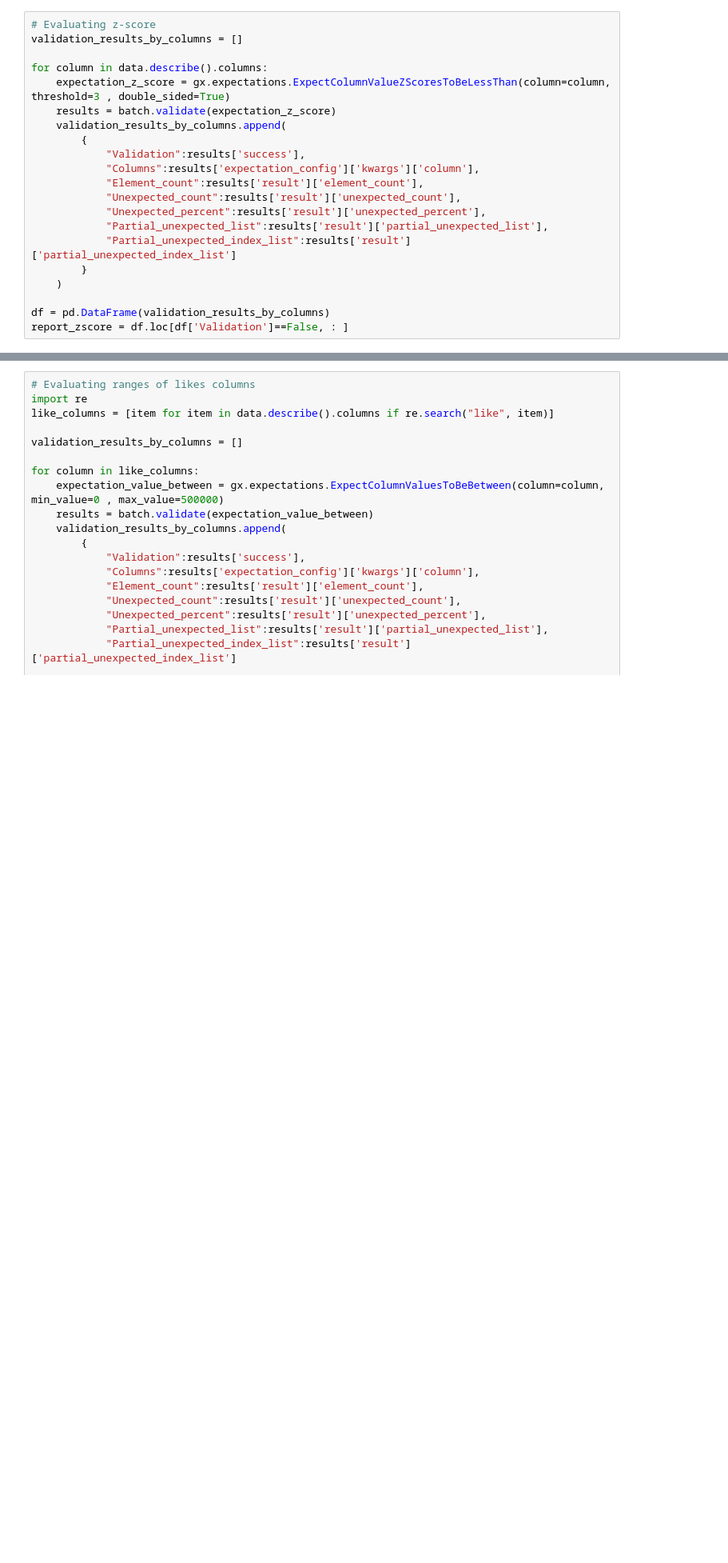
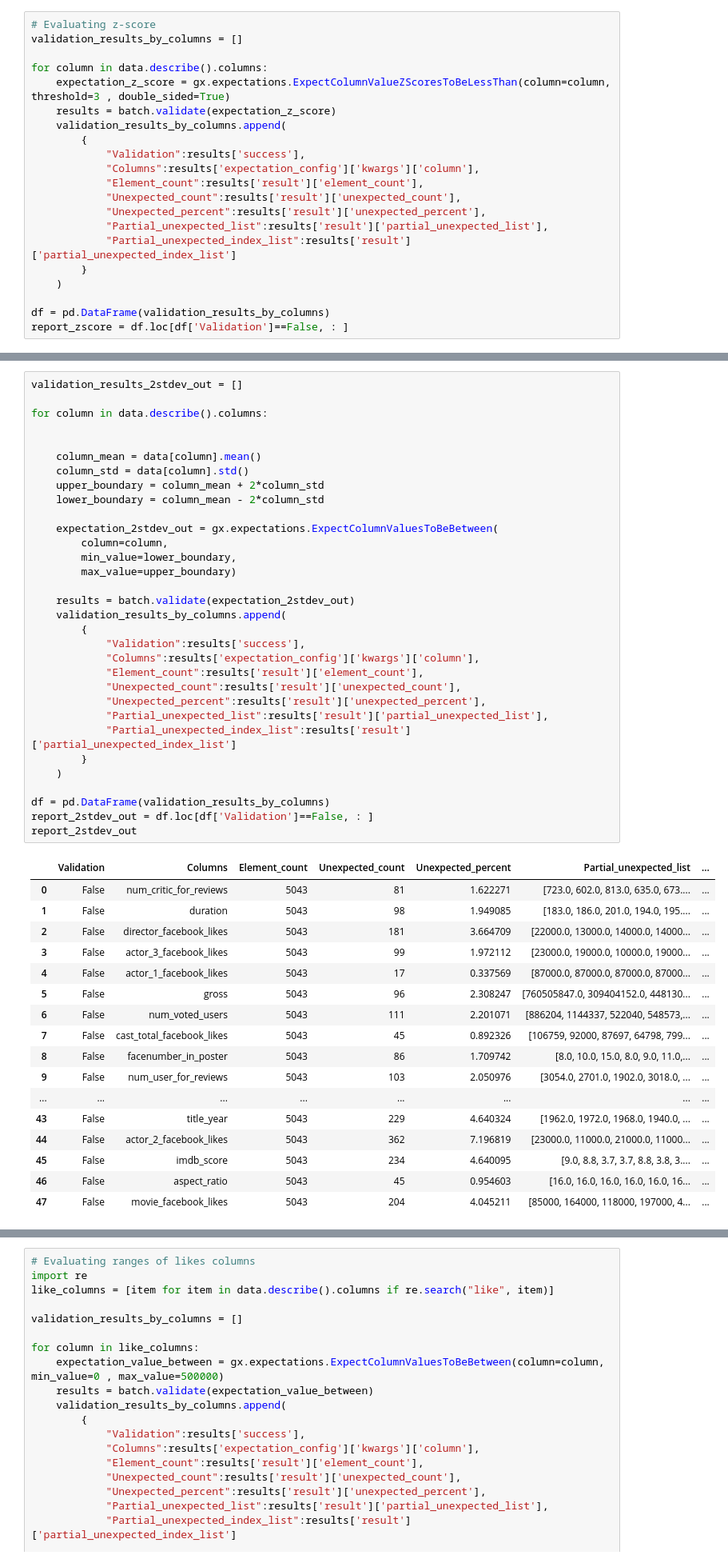
Before and after one commit to brunoVnonato/pyyne_data_eng_test, a Jupyter notebook: movie_metadata_pipeline.ipynb, the cells around one changed output, grey strips where cells are left out. Shown: that part at 80% size. Cells and saved outputs as stored; diff of their text form; blank space fills up the shorter version.

```diff
--- a/movie_metadata_pipeline.ipynb
+++ b/movie_metadata_pipeline.ipynb
@@ -644,0 +693,50 @@ report_zscore = df.loc[df['Validation']==False, : ]
+# %%
+validation_results_2stdev_out = []
+
+for column in data.describe().columns:
+
+
+    column_mean = data[column].mean()
+    column_std = data[column].std()
+    upper_boundary = column_mean + 2*column_std
+    lower_boundary = column_mean - 2*column_std
+
+    expectation_2stdev_out = gx.expectations.ExpectColumnValuesToBeBetween(
+        column=column,
+        min_value=lower_boundary,
+        max_value=upper_boundary)
+
+    results = batch.validate(expectation_2stdev_out)
+    validation_results_by_columns.append(
+        {
+            "Validation":results['success'],
+            "Columns":results['expectation_config']['kwargs']['column'],
+            "Element_count":results['result']['element_count'],
+            "Unexpected_count":results['result']['unexpected_count'],
+            "Unexpected_percent":results['result']['unexpected_percent'],
+            "Partial_unexpected_list":results['result']['partial_unexpected_list'],
+            "Partial_unexpected_index_list":results['result']['partial_unexpected_index_list']
+        }
+    )
+
+df = pd.DataFrame(validation_results_by_columns)
+report_2stdev_out = df.loc[df['Validation']==False, : ]
+report_2stdev_out
+# %% [output]
+|  | Validation | Columns | Element_count | Unexpected_count | Unexpected_percent | Partial_unexpected_list | ... |
+| 0 | False | num_critic_for_reviews | 5043 | 81 | 1.622271 | [723.0, 602.0, 813.0, 635.0, 673.... | ... |
+| 1 | False | duration | 5043 | 98 | 1.949085 | [183.0, 186.0, 201.0, 194.0, 195.... | ... |
+| 2 | False | director_facebook_likes | 5043 | 181 | 3.664709 | [22000.0, 13000.0, 14000.0, 14000... | ... |
+| 3 | False | actor_3_facebook_likes | 5043 | 99 | 1.972112 | [23000.0, 19000.0, 10000.0, 19000... | ... |
+| 4 | False | actor_1_facebook_likes | 5043 | 17 | 0.337569 | [87000.0, 87000.0, 87000.0, 87000... | ... |
+| 5 | False | gross | 5043 | 96 | 2.308247 | [760505847.0, 309404152.0, 448130... | ... |
+| 6 | False | num_voted_users | 5043 | 111 | 2.201071 | [886204, 1144337, 522040, 548573,... | ... |
+| 7 | False | cast_total_facebook_likes | 5043 | 45 | 0.892326 | [106759, 92000, 87697, 64798, 799... | ... |
+| 8 | False | facenumber_in_poster | 5043 | 86 | 1.709742 | [8.0, 10.0, 15.0, 8.0, 9.0, 11.0,... | ... |
+| 9 | False | num_user_for_reviews | 5043 | 103 | 2.050976 | [3054.0, 2701.0, 1902.0, 3018.0, ... | ... |
+| ... | ... | ... | ... | ... | ... | ... | ... |
+| 43 | False | title_year | 5043 | 229 | 4.640324 | [1962.0, 1972.0, 1968.0, 1940.0, ... | ... |
+| 44 | False | actor_2_facebook_likes | 5043 | 362 | 7.196819 | [23000.0, 11000.0, 21000.0, 11000... | ... |
+| 45 | False | imdb_score | 5043 | 234 | 4.640095 | [9.0, 8.8, 3.7, 3.7, 8.8, 3.8, 3.... | ... |
+| 46 | False | aspect_ratio | 5043 | 45 | 0.954603 | [16.0, 16.0, 16.0, 16.0, 16.0, 16... | ... |
+| 47 | False | movie_facebook_likes | 5043 | 204 | 4.045211 | [85000, 164000, 118000, 197000, 4... | ... |
```
Also changed, not shown: parts of 4 cells of this notebook.
